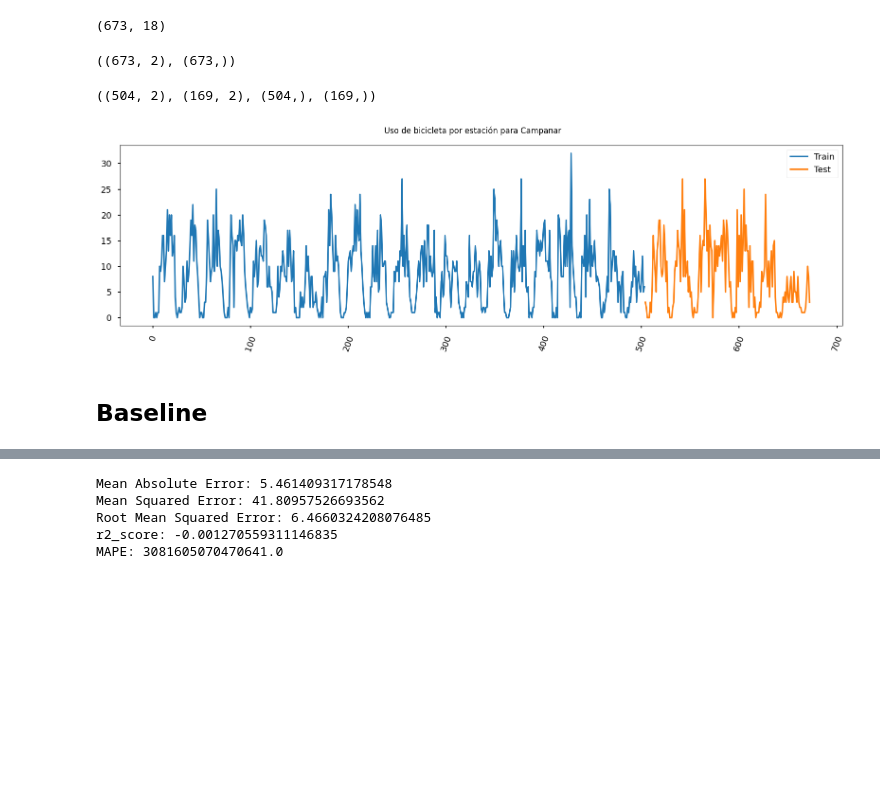
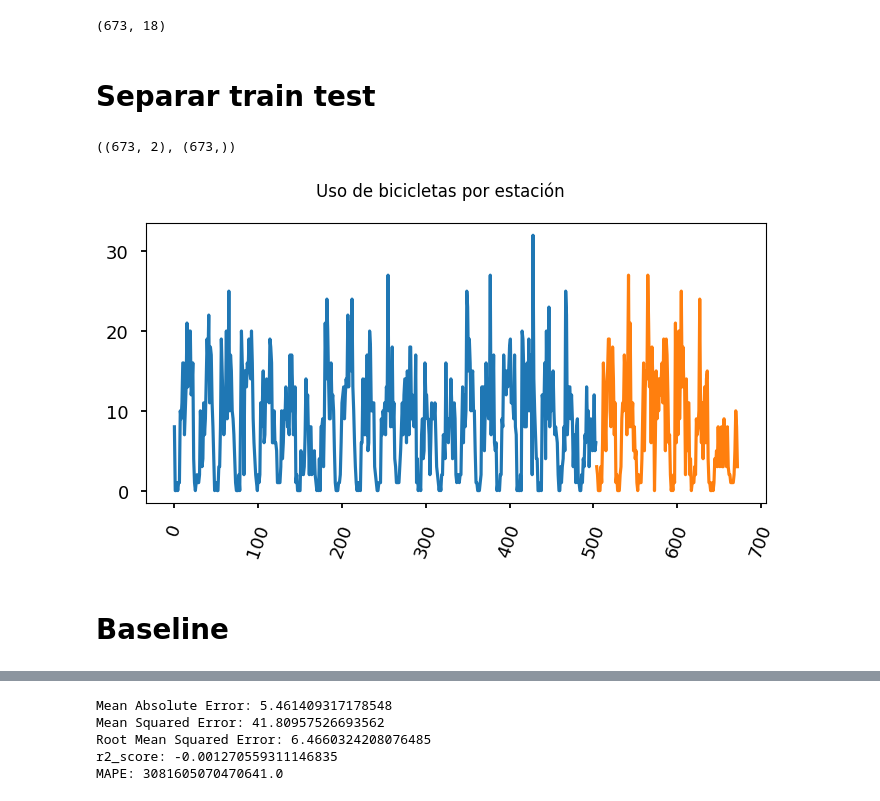
Before and after one commit to LordLiberte/Portfolio, a Jupyter notebook: Practica2/notebooks/7_supervisado.ipynb, the cells around one changed output, grey strips where cells are left out. Drawn from its saved outputs; the diff is of its cells as text; code cells hidden in the pictures; blank space fills up the shorter version.

```diff
--- a/Practica2/notebooks/7_supervisado.ipynb
+++ b/Practica2/notebooks/7_supervisado.ipynb
@@ -101,4 +125,6 @@ df.sort_values('fecha', inplace=True)
 df.shape
 # %% [output]
 (673, 18)
+# %% [markdown]
+# Separar train test
 # %%
@@ -109,20 +135,16 @@ X.shape, y.shape
 ((673, 2), (673,))
 # %%
 res_split = train_test_split(X, y, random_state=22, shuffle=False)
-X_train, X_test, y_train, y_test = res_split # Separar en train y test
-X_train.shape, X_test.shape, y_train.shape, y_test.shape
+X_train, X_test, y_train, y_test = res_split
-# %% [output]
-((504, 2), (169, 2), (504,), (169,))
 # %%
-fig, ax = plt.subplots(1, 1, figsize=(16, 5))
+fig, ax = plt.subplots(1, 1, figsize=(7, 4))
 ax.plot(X_train.index, y_train)
 ax.plot(X_test.index, y_test)
-plt.legend(['Train', 'Test'])
-fig.suptitle("Uso de bicicleta por estación para Campanar")
+fig.suptitle("Uso de bicicletas por estación")
 plt.xticks(rotation=70)
 plt.show()
 # %% [output]
-[figure, old version]
+[figure, new version]
 # %% [markdown]
-## Baseline
+# Baseline
 # %%
```
Also changed, not shown: parts of 36 cells of this notebook, 6 other files.
